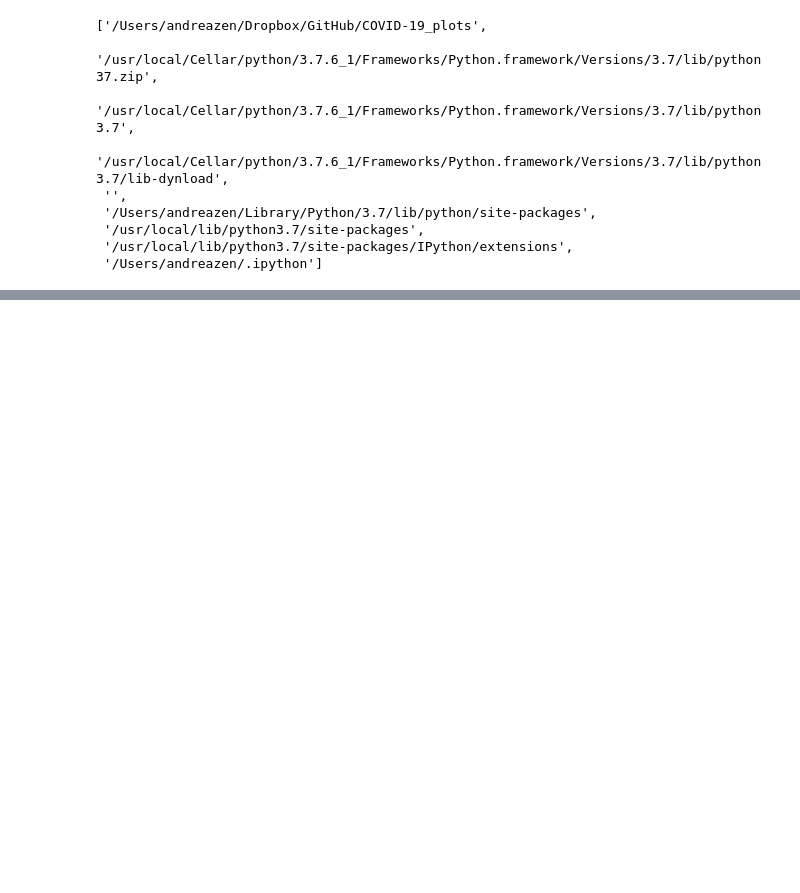
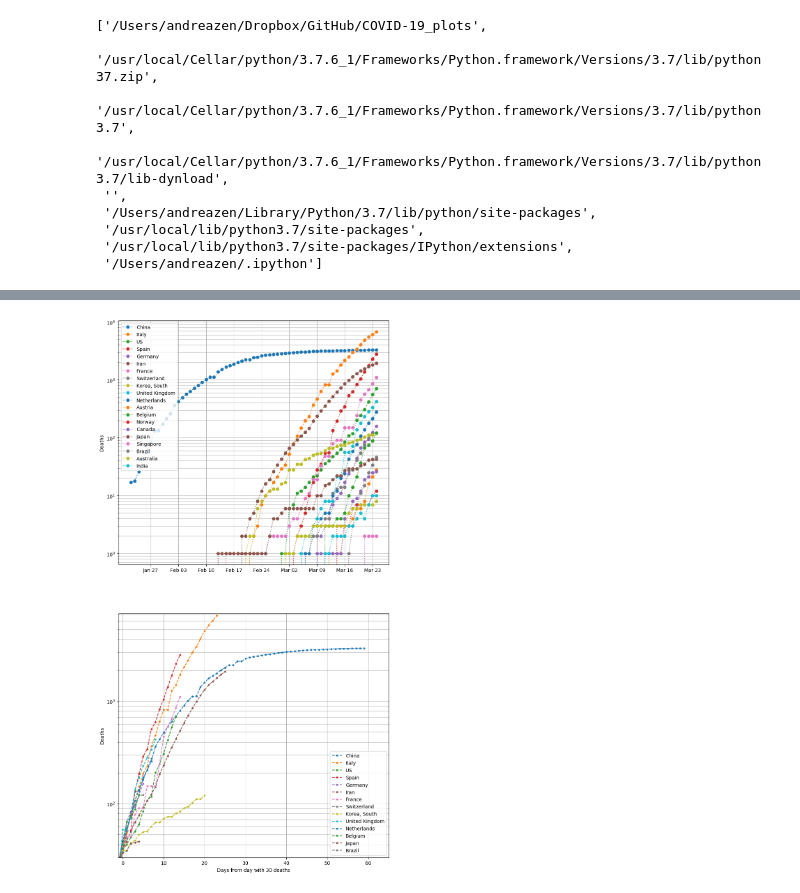
Before and after one commit to zenandrea/COVID-19_plots, a Jupyter notebook: plot_world.ipynb, the cells around one changed output, grey strips where cells are left out. Saved outputs shown, nothing was run; the diff lists cells and outputs as text; code cells hidden in the pictures; blank space fills up the shorter version.

```diff
--- a/plot_world.ipynb
+++ b/plot_world.ipynb
@@ -238,0 +347,87 @@ India 499
+# %%
+%matplotlib inline
+##%matplotlib
+#plt.rcParams['figure.figsize'] = [10, 8]
+
+plt.close('all')
+mpl.style.use('default') # seaborn-white, ggplot, default
+fig, ax = plt.subplots( 2,1, figsize=(10,20))
+
+xticks = dati.T['1/22/20':].index
+fxticks = [ datetime.strptime(date, '%m/%d/%y').strftime('%b %d') for date in list(xticks) ]
+x = np.arange( len(xticks) )
+
+#lista = ['Italy', 'France', 'Germany', 'Spain', 'United Kingdom']
+lista = []
+lista.append('China')
+lista.append('Italy')
+lista.append('US')
+lista.append('Spain')
+lista.append('Germany')
+lista.append('Iran')
+lista.append('France')
+lista.append('Switzerland')
+lista.append('Korea, South')
+lista.append('United Kingdom')
+lista.append('Netherlands')
+lista.append('Austria')
+lista.append('Belgium')
+lista.append('Norway')
+lista.append('Canada')
+
+lista.append('Japan')
+lista.append('Singapore')
+lista.append('Brazil')
+lista.append('Australia')
+lista.append('India')
+
+deaths_xzero = 30
+
+for n, name in enumerate(lista):
+    cn='C{}'.format(n)
+#    print(name)
+    y  = dati[ dati['Country/Region'] == name ].sum()['1/22/20':].to_numpy()
+    yd = datid[ datid['Country/Region'] == name ].sum()['1/22/20':].to_numpy()
+#    print(y)
+    print(name,y[-1],yd[-1])
+    ax[0].plot(x, yd,
+             marker = 'o', linestyle = ':', color = cn,
+             label = name )
+    xmax = max( xmax, max(y) )
+    # same plot with delay
+    try:
+        delay = min( x[yd > deaths_xzero] )
+        #delay = max( x[yd < deaths_xzero] )
+        ax[1].plot( x-delay , yd,
+             marker = '.', linestyle = '--', color = cn,
+             label = name )
+    except:
+        pass
+
+
+start = 5; step = 7
+#ax[0].set_xlabel('')
+ax[0].set_ylabel('Deaths')
+ax[0].set_xticks(x[start::step])
+ax[0].set_xticklabels(fxticks[start::step])
+
+ax[1].set_xlabel('Days from day with {} deaths'.format(deaths_xzero) )
+ax[1].set_ylabel('Deaths')
+ax[1].set_xlim( left=-1 )
+ax[1].set_ylim( bottom=deaths_xzero )
+
+for i in range(2):
+    #ax[i].set_xticks(x[start::step])
+    #ax[i].set_xticklabels(fxticks[start::step])
+    #ax[i].set_xticklabels([])
+    #ax[i].set_xticks(xticks, minor=True)
+    ax[i].grid(True, 'both')
+    ax[i].legend(loc='best')
+    #ax[i].set_xlim(right=1e4)
+    #ax[i].set_xscale('log')
+    #ax[i].set_ylim(top=1e4)
+    ax[i].set_yscale('log')
+
+
+plt.savefig('plot_world_deaths.png')
+# %% [output]
@@ -238,0 +454 @@ India 499
+[figure, added]
```
Also changed, not shown: parts of 10 cells of this notebook, 9 other files.
